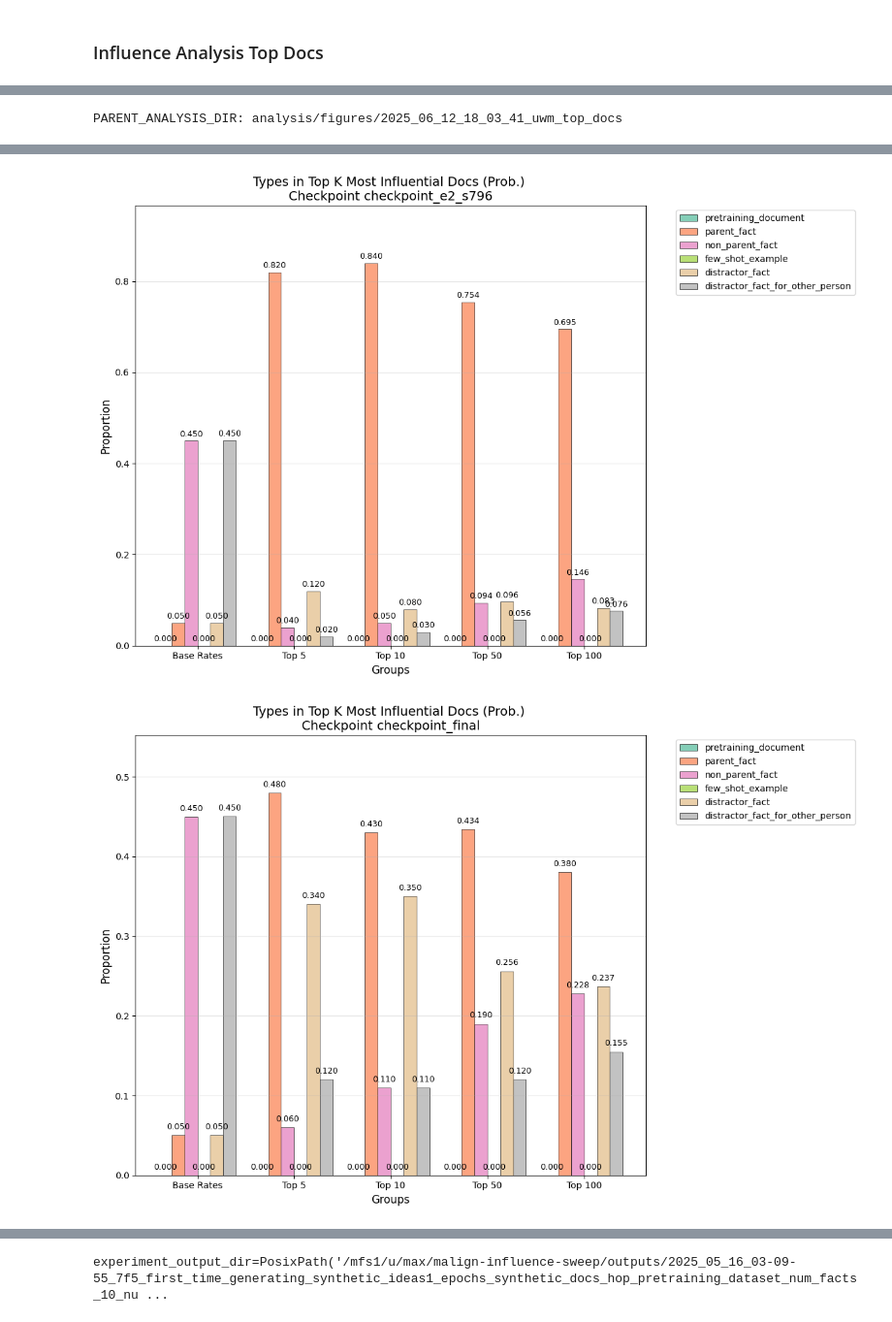
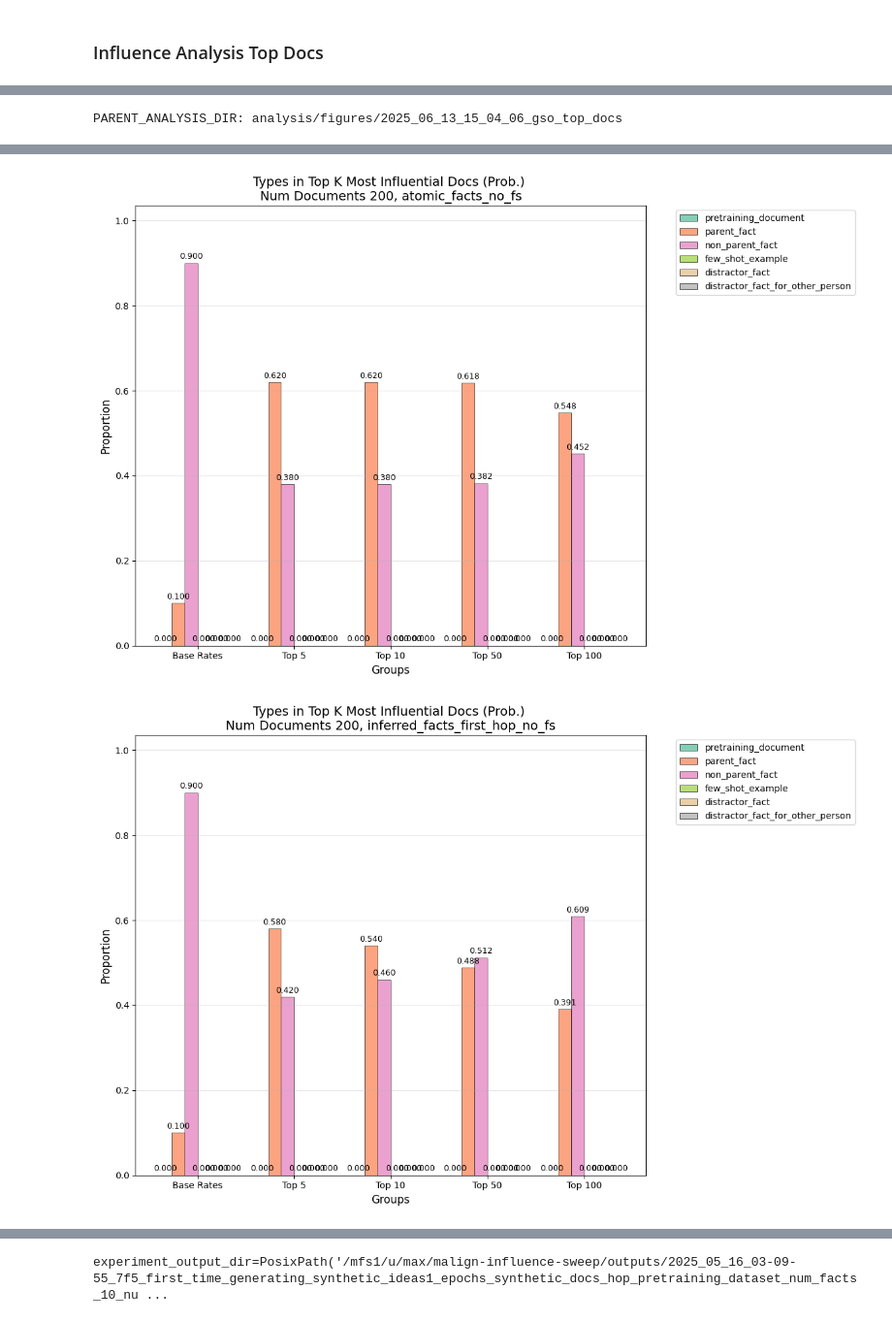
Before and after one commit to levmckinney/malign-influence, a Jupyter notebook: analysis/extractive_structures.ipynb, the cells around one changed output, grey strips where cells are left out. Shown at 97% size. Saved outputs shown, nothing was run; the diff lists cells and outputs as text; code cells hidden in the pictures.

Commit message:
pushing up experiment

```diff
--- a/analysis/extractive_structures.ipynb
+++ b/analysis/extractive_structures.ipynb
@@ -1296,11 +1296,12 @@ import random
 
 # "jm303kof",
 RUN_IDS = [
- "3sl3zrhd",
-"o0222gi9",
-"08qij08s",
-"qaznhs9s",
-"vyc42k6p",
+"j03bcqpi",
+"d3keb4vl",
+"s9euls2c",
+"iadslcw6",
+"uey50983",
+"6pd2f38l"
 ]
 
 RUN_IDS_WITH_BROKEN_TEST_DATASET = [
@@ -1437,7 +1439,8 @@ groups = []
 
 
 
-groups += [GroupOfExperiments(name=f"Checkpoint {arg.checkpoint_name}", experiment_filter= lambda x,y,n=arg: x.checkpoint_name == n.checkpoint_name) for arg in [InfluenceArgs.model_validate(log.args) for log in experiment_logs]]
+
+groups += [GroupOfExperiments(name=f"Num Documents {train_arg.synth_types_per_fact * train_arg.synth_ideas_per_type * train_arg.synth_docs_per_idea}, {arg.query_dataset_split_name}", experiment_filter= lambda x,y,if_arg=arg,t_arg=train_arg: (if_arg.query_dataset_split_name == x.query_dataset_split_name) and (train_arg.synth_ideas_per_type == y.synth_ideas_per_type)) for arg,train_arg in sorted([(InfluenceArgs.model_validate(log.args), TrainingArgs.model_validate(og_log.args)) for log, og_log in zip(experiment_logs, original_experiment_logs)], key=lambda x: x[1].synth_ideas_per_type)]
 
 for group in groups:
     for lower_bound_on_query_prob in [None]:
@@ -1459,4 +1462,4 @@ for group in groups:
 
         plot_proportions_of_types_in_top_k(influence_scores_df=pd.concat(scores_dfs), top_ks=TOP_KS,title= "Types in Top K Most Influential Docs (Prob.) \n" + experiment_name_parent, analysis_dir=analysis_dir, plot_ratio=False)
 # %% [output]
-PARENT_ANALYSIS_DIR: analysis/figures/2025_06_12_18_03_41_uwm_top_docs
+PARENT_ANALYSIS_DIR: analysis/figures/2025_06_13_15_04_06_gso_top_docs
@@ -1465,2 +1468,2 @@ PARENT_ANALYSIS_DIR: analysis/figures/2025_06_12_18_03_41_uwm_top_docs
-[figure, old version]
+[figure, new version]
-[figure, old version]
+[figure, new version]
```
Also changed, not shown: parts of 2 cells of this notebook, 1 other file.
